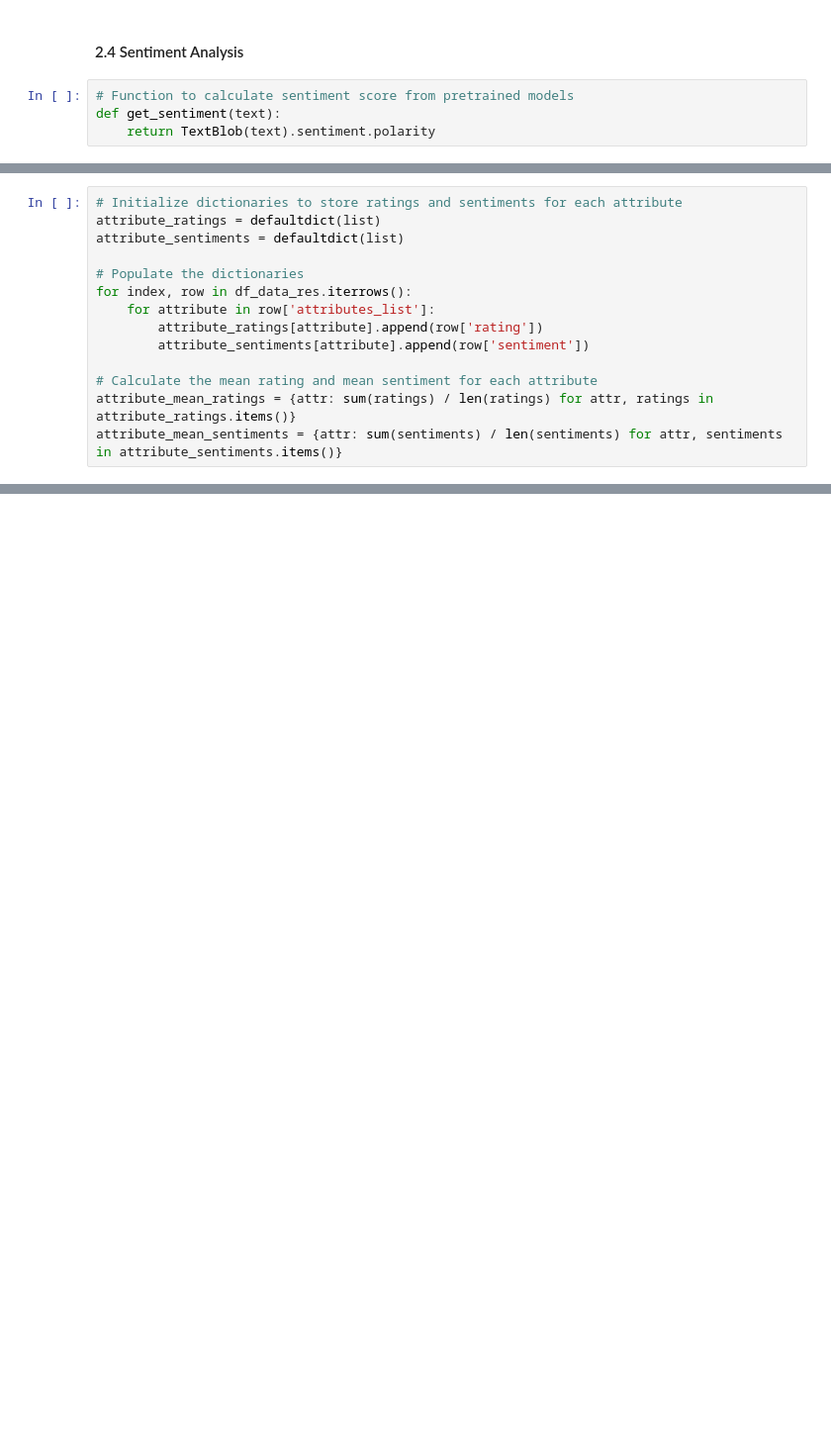
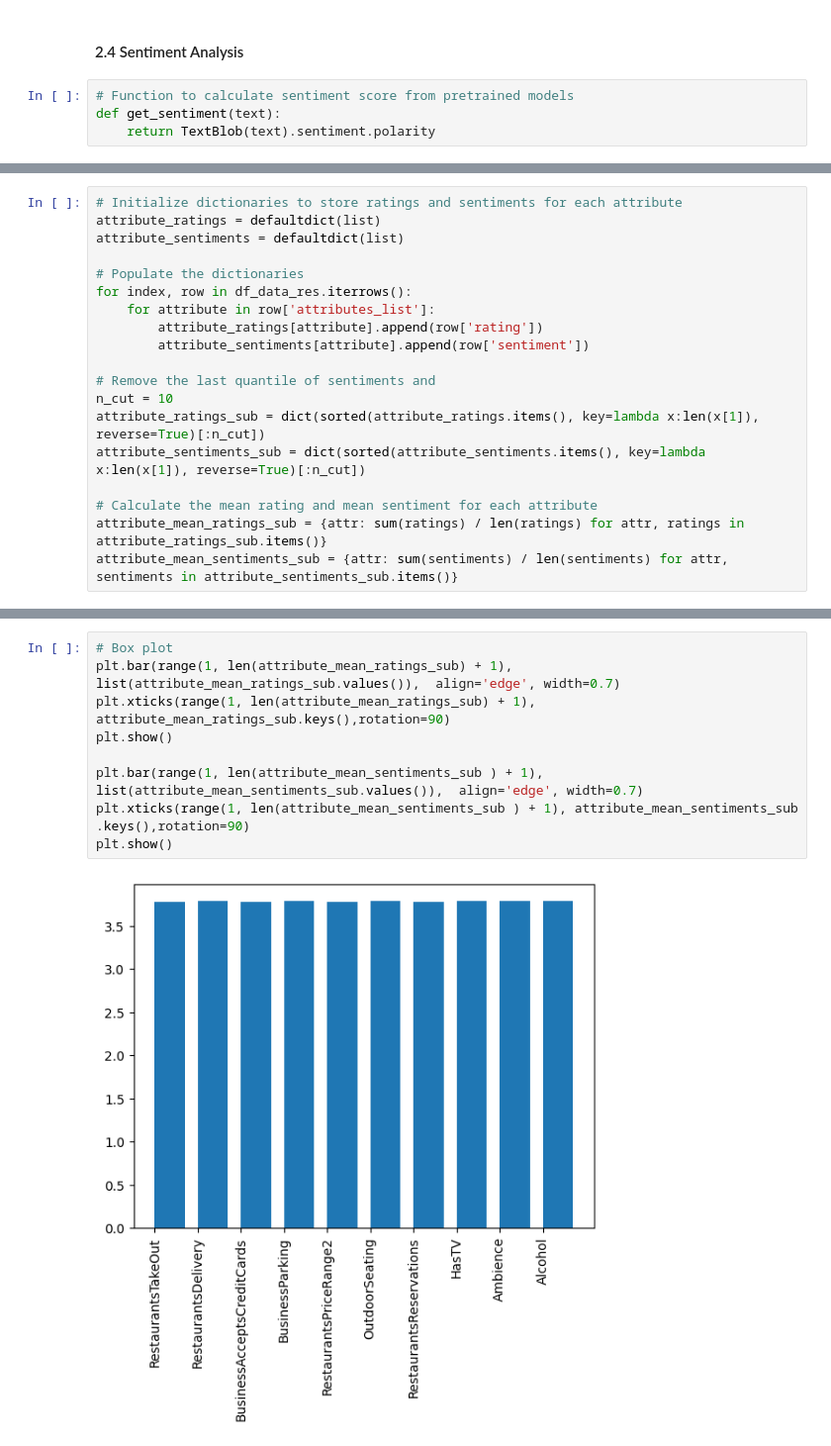
Before and after one commit to Kamiryu/nlp-customer-review-analysis, a Jupyter notebook: task_2_kyril_sentiment.ipynb, the cells around one changed output, grey strips where cells are left out. Shown at 99% size. Saved outputs shown, nothing was run; the diff lists cells and outputs as text; blank space fills up the shorter version.

Commit message:
Sentiment analysis bar plots

```diff
--- a/task_2_kyril_sentiment.ipynb
+++ b/task_2_kyril_sentiment.ipynb
@@ -290,6 +277,11 @@ for index, row in df_data_res.iterrows():
         attribute_ratings[attribute].append(row['rating'])
         attribute_sentiments[attribute].append(row['sentiment'])
 
+# Remove the last quantile of sentiments and
+n_cut = 10
+attribute_ratings_sub = dict(sorted(attribute_ratings.items(), key=lambda x:len(x[1]), reverse=True)[:n_cut])
+attribute_sentiments_sub = dict(sorted(attribute_sentiments.items(), key=lambda x:len(x[1]), reverse=True)[:n_cut])
+
 # Calculate the mean rating and mean sentiment for each attribute
-attribute_mean_ratings = {attr: sum(ratings) / len(ratings) for attr, ratings in attribute_ratings.items()}
-attribute_mean_sentiments = {attr: sum(sentiments) / len(sentiments) for attr, sentiments in attribute_sentiments.items()}
+attribute_mean_ratings_sub = {attr: sum(ratings) / len(ratings) for attr, ratings in attribute_ratings_sub.items()}
+attribute_mean_sentiments_sub = {attr: sum(sentiments) / len(sentiments) for attr, sentiments in attribute_sentiments_sub.items()}
@@ -315,0 +288,11 @@ attribute_mean_ratings
+# %%
+# Box plot
+plt.bar(range(1, len(attribute_mean_ratings_sub) + 1), list(attribute_mean_ratings_sub.values()),  align='edge', width=0.7)
+plt.xticks(range(1, len(attribute_mean_ratings_sub) + 1), attribute_mean_ratings_sub.keys(),rotation=90)
+plt.show()
+
+plt.bar(range(1, len(attribute_mean_sentiments_sub ) + 1), list(attribute_mean_sentiments_sub.values()),  align='edge', width=0.7)
+plt.xticks(range(1, len(attribute_mean_sentiments_sub ) + 1), attribute_mean_sentiments_sub .keys(),rotation=90)
+plt.show()
+# %% [output]
+[figure, added]
```
Also changed, not shown: parts of 9 cells of this notebook.
